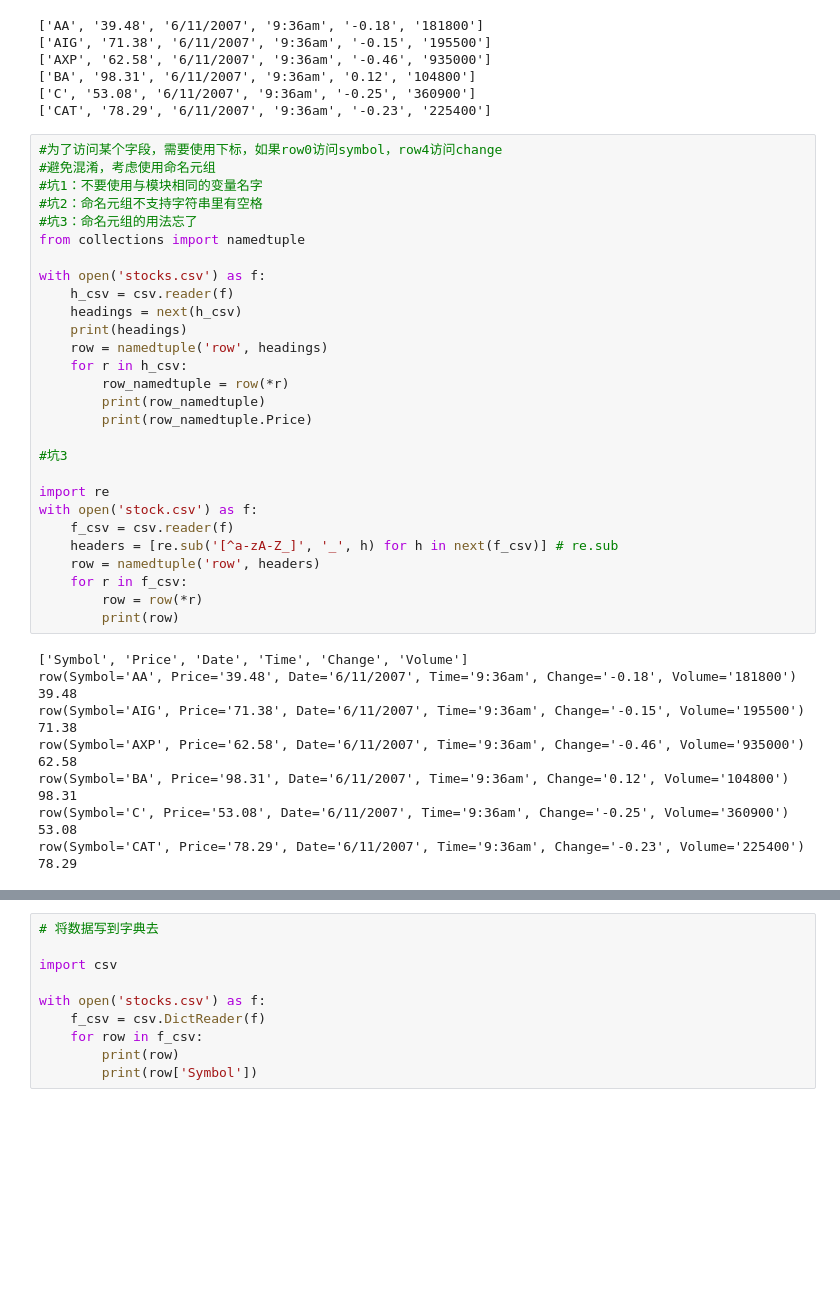
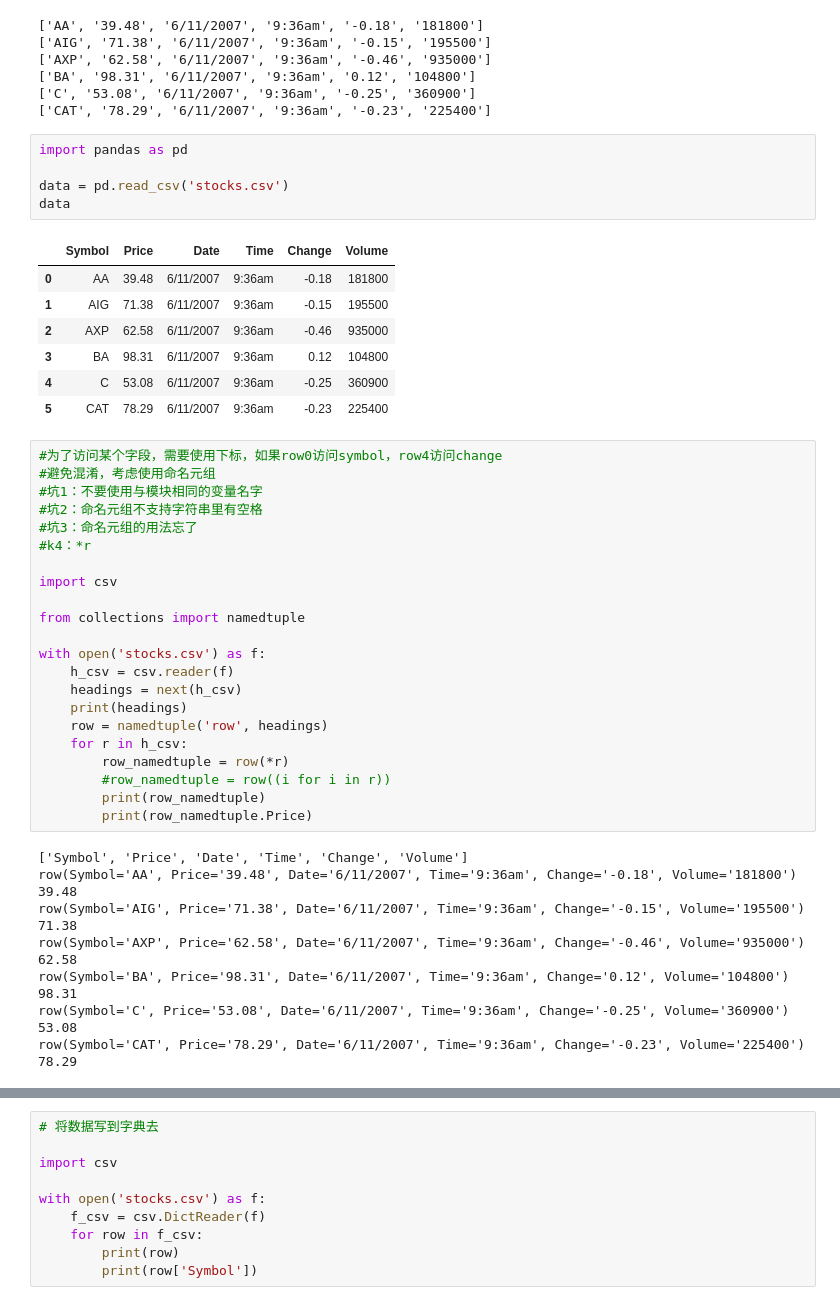
Before and after one commit to PM-LiuGang/myself, a Jupyter notebook: 刷过的书/python_cookbook/CookBook_6.ipynb, the cells around one changed output, grey strips where cells are left out. Cells and saved outputs as stored; diff of their text form; blank space fills up the shorter version.

```diff
--- a/刷过的书/python_cookbook/CookBook_6.ipynb
+++ b/刷过的书/python_cookbook/CookBook_6.ipynb
@@ -21,12 +21,29 @@ with open('stocks.csv') as f:
 ['BA', '98.31', '6/11/2007', '9:36am', '0.12', '104800']
 ['C', '53.08', '6/11/2007', '9:36am', '-0.25', '360900']
 ['CAT', '78.29', '6/11/2007', '9:36am', '-0.23', '225400']
+# %%
+import pandas as pd
+
+data = pd.read_csv('stocks.csv')
+data
+# %% [output]
+|  | Symbol | Price | Date | Time | Change | Volume |
+| 0 | AA | 39.48 | 6/11/2007 | 9:36am | -0.18 | 181800 |
+| 1 | AIG | 71.38 | 6/11/2007 | 9:36am | -0.15 | 195500 |
+| 2 | AXP | 62.58 | 6/11/2007 | 9:36am | -0.46 | 935000 |
+| 3 | BA | 98.31 | 6/11/2007 | 9:36am | 0.12 | 104800 |
+| 4 | C | 53.08 | 6/11/2007 | 9:36am | -0.25 | 360900 |
+| 5 | CAT | 78.29 | 6/11/2007 | 9:36am | -0.23 | 225400 |
 # %%
 #为了访问某个字段，需要使用下标，如果row0访问symbol，row4访问change
 #避免混淆，考虑使用命名元组
 #坑1：不要使用与模块相同的变量名字
 #坑2：命名元组不支持字符串里有空格
 #坑3：命名元组的用法忘了
+#k4：*r
+
+import csv
+
 from collections import namedtuple
 
 with open('stocks.csv') as f:
@@ -36,19 +53,9 @@ with open('stocks.csv') as f:
     row = namedtuple('row', headings)
     for r in h_csv:
         row_namedtuple = row(*r)
+        #row_namedtuple = row((i for i in r))
         print(row_namedtuple)
         print(row_namedtuple.Price)
-
-#坑3
-
-import re
-with open('stock.csv') as f:
-    f_csv = csv.reader(f)
-    headers = [re.sub('[^a-zA-Z_]', '_', h) for h in next(f_csv)] # re.sub
-    row = namedtuple('row', headers)
-    for r in f_csv:
-        row = row(*r)
-        print(row)
 # %% [output]
 ['Symbol', 'Price', 'Date', 'Time', 'Change', 'Volume']
 row(Symbol='AA', Price='39.48', Date='6/11/2007', Time='9:36am', Change='-0.18', Volume='181800')
```
Also changed, not shown: parts of 1 cell of this notebook, 1 other file.
